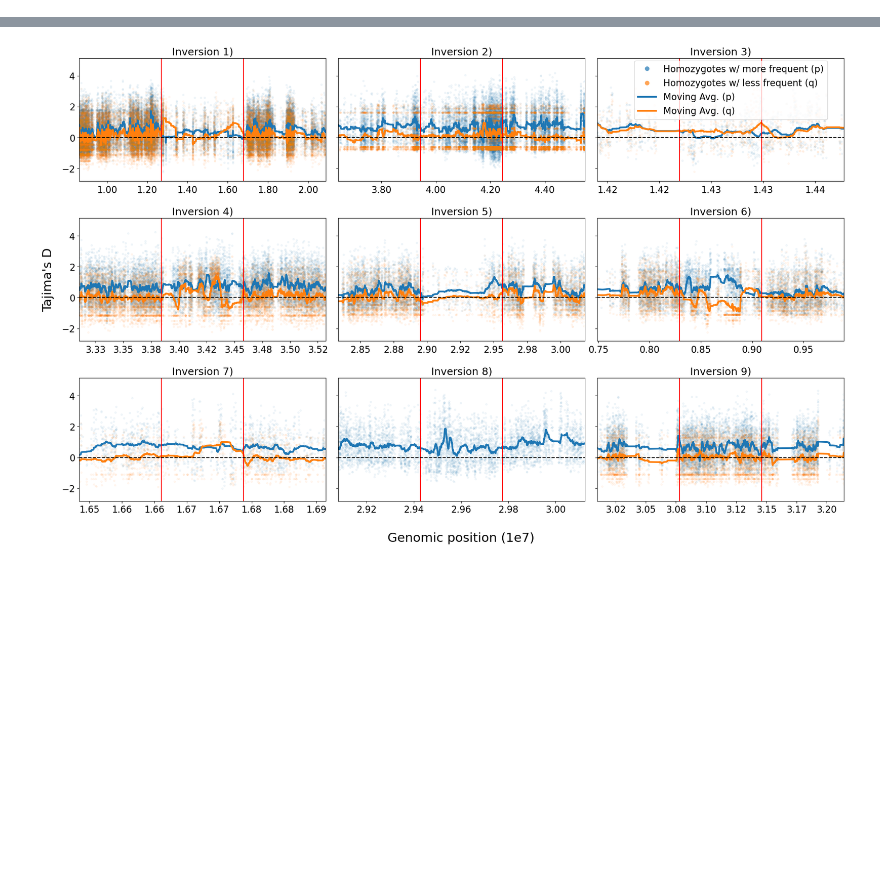
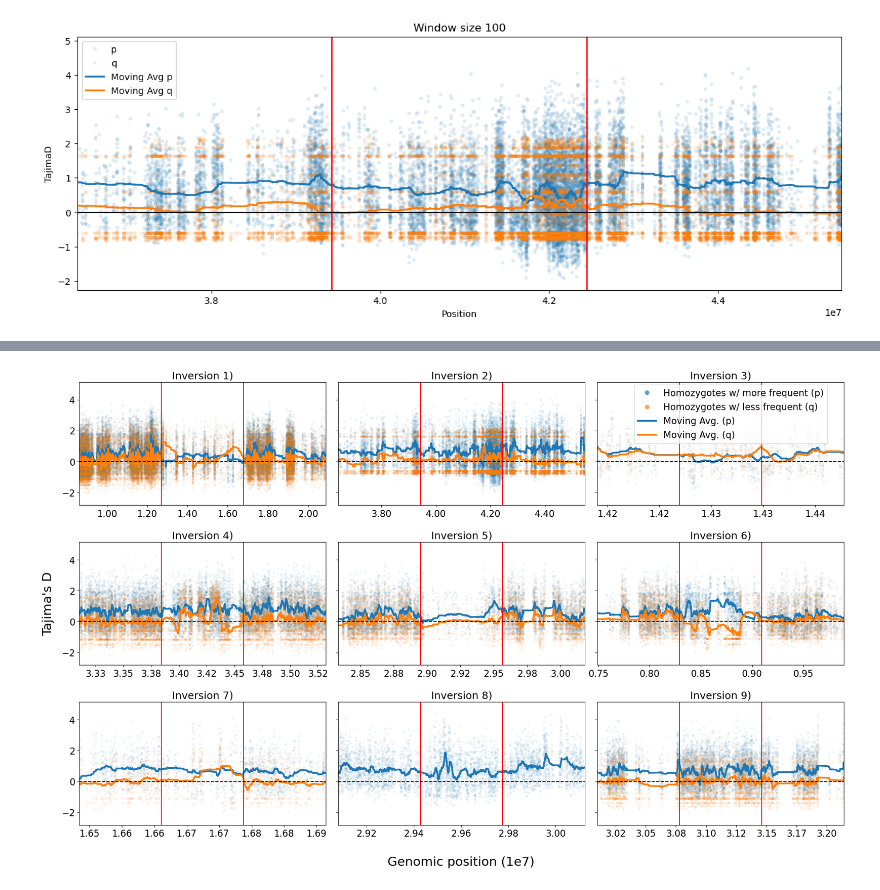
Before and after one commit to Cpetak/local_pca_pipe, a Jupyter notebook: nuc_div.ipynb, the cells around one changed output, grey strips where cells are left out. Cells and saved outputs as stored; diff of their text form; code cells hidden in the pictures; blank space fills up the shorter version.

```diff
--- a/nuc_div.ipynb
+++ b/nuc_div.ipynb
@@ -122,3 +122,37 @@ print(sum(ps)/len(ps),sum(qs)/len(qs))
+# %%
+dfp=pd.read_csv(f'{chr}_{start}_{stop}_nuc_div_homop.Tajima.D',sep="\t")
+dfq=pd.read_csv(f'{chr}_{start}_{stop}_nuc_div_homoq.Tajima.D',sep="\t")
+dfp = dfp.dropna()
+dfq = dfq.dropna()
+
+plt.figure(figsize=(15, 5))
+plt.plot(dfp["BIN_START"],dfp["TajimaD"],".",color="C0",label="p",alpha=0.1)
+plt.plot(dfq["BIN_START"],dfq["TajimaD"],".",color="C1",label="q",alpha=0.1)
+
+#Moving average
+window_size = 500
+cumsum = np.cumsum(np.insert(np.array(dfp.TajimaD.to_list()), 0, 0))  # Cumulative sum
+moving_avg = (cumsum[window_size:] - cumsum[:-window_size]) / window_size
+moving_avg = np.concatenate([np.full(window_size - 1, np.nan), moving_avg])
+plt.plot(dfp["BIN_START"].to_list(), moving_avg, color='C0', linewidth=2, label=f'Moving Avg p')
+cumsum = np.cumsum(np.insert(np.array(dfq.TajimaD.to_list()), 0, 0))  # Cumulative sum
+moving_avg = (cumsum[window_size:] - cumsum[:-window_size]) / window_size
+moving_avg = np.concatenate([np.full(window_size - 1, np.nan), moving_avg])
+plt.plot(dfq["BIN_START"].to_list(), moving_avg, color='C1', linewidth=2, label=f'Moving Avg q')
+
+plt.axvline(start, color="red")
+plt.axvline(stop, color="red")
+plt.axhline(0, color="black")
+
+plt.xlabel("Position")
+plt.ylabel("TajimaD")
+plt.title("Window size 100")
+offset=(stop-start) * 1 #3_000_000
+plt.xlim(start-offset,stop+offset)
+plt.legend()
+plt.show()
+# %% [output]
+[figure, added]
 # %%
 dfp=pd.read_csv(f'{chr}_{start}_{stop}_nuc_div_homop.Tajima.D',sep="\t")
 dfq=pd.read_csv(f'{chr}_{start}_{stop}_nuc_div_homoq.Tajima.D',sep="\t")
```
Also changed, not shown: parts of 8 cells of this notebook, 3 other files.
